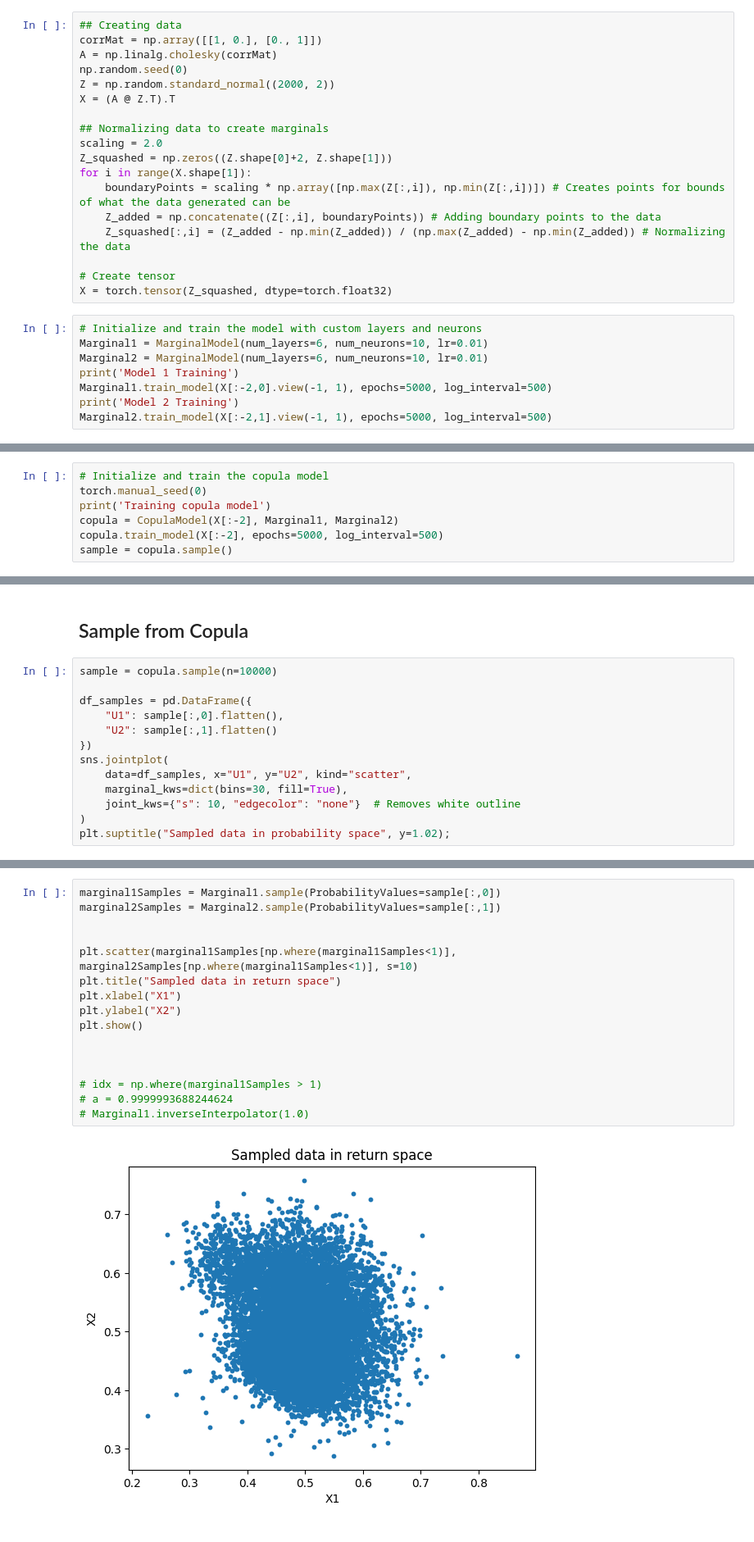
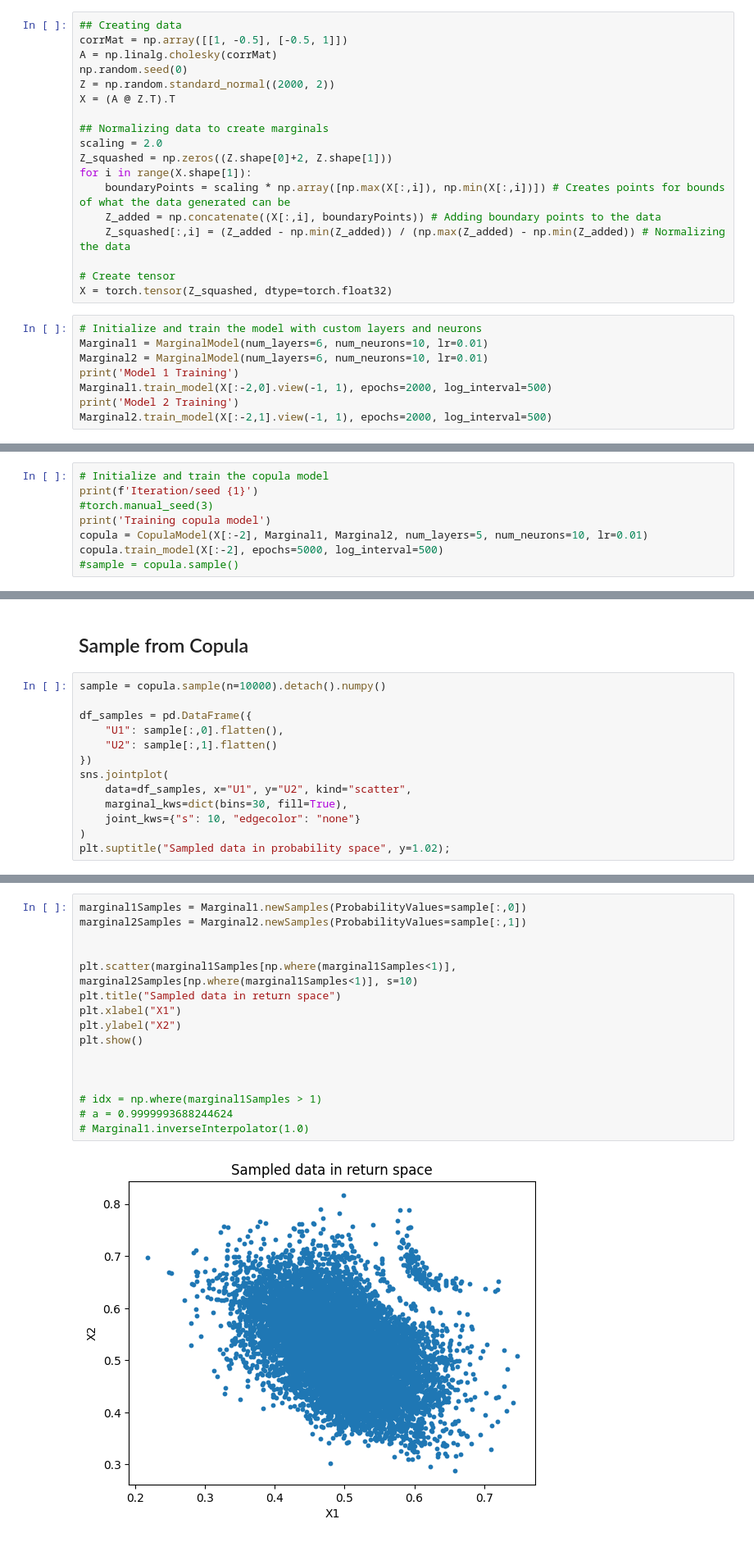
Before and after one commit to JohanHerbert/ThesisWork, a Jupyter notebook: FullNC.ipynb, the cells around one changed output, grey strips where cells are left out. Shown at 82% size. Cells and saved outputs as stored; diff of their text form.

```diff
--- a/FullNC.ipynb
+++ b/FullNC.ipynb
@@ -395,7 +1146,7 @@ class CopulaModel(nn.Module):
 # Generate Data and scale it right
 # %%
 ## Creating data
-corrMat = np.array([[1, 0.], [0., 1]])
+corrMat = np.array([[1, -0.5], [-0.5, 1]])
 A = np.linalg.cholesky(corrMat)
 np.random.seed(0)
 Z = np.random.standard_normal((2000, 2))
@@ -405,8 +1156,8 @@ X = (A @ Z.T).T
 scaling = 2.0
 Z_squashed = np.zeros((Z.shape[0]+2, Z.shape[1]))
 for i in range(X.shape[1]):
-    boundaryPoints = scaling * np.array([np.max(Z[:,i]), np.min(Z[:,i])]) # Creates points for bounds of what the data generated can be
-    Z_added = np.concatenate((Z[:,i], boundaryPoints)) # Adding boundary points to the data
+    boundaryPoints = scaling * np.array([np.max(X[:,i]), np.min(X[:,i])]) # Creates points for bounds of what the data generated can be
+    Z_added = np.concatenate((X[:,i], boundaryPoints)) # Adding boundary points to the data
     Z_squashed[:,i] = (Z_added - np.min(Z_added)) / (np.max(Z_added) - np.min(Z_added)) # Normalizing the data
 
 # Create tensor
@@ -416,8 +1167,8 @@ X = torch.tensor(Z_squashed, dtype=torch.float32)
 Marginal1 = MarginalModel(num_layers=6, num_neurons=10, lr=0.01)
 Marginal2 = MarginalModel(num_layers=6, num_neurons=10, lr=0.01)
 print('Model 1 Training')
-Marginal1.train_model(X[:-2,0].view(-1, 1), epochs=5000, log_interval=500)
+Marginal1.train_model(X[:-2,0].view(-1, 1), epochs=2000, log_interval=500)
 print('Model 2 Training')
-Marginal2.train_model(X[:-2,1].view(-1, 1), epochs=5000, log_interval=500)
+Marginal2.train_model(X[:-2,1].view(-1, 1), epochs=2000, log_interval=500)
 # %% [output]
 Model 1 Training
@@ -528,8 +1270,9 @@ Model not inverted. Inverting model...
 # %%
 # Initialize and train the copula model
-torch.manual_seed(0)
+print(f'Iteration/seed {1}')
+#torch.manual_seed(3)
 print('Training copula model')
-copula = CopulaModel(X[:-2], Marginal1, Marginal2)
+copula = CopulaModel(X[:-2], Marginal1, Marginal2, num_layers=5, num_neurons=10, lr=0.01)
 copula.train_model(X[:-2], epochs=5000, log_interval=500)
-sample = copula.sample()
+#sample = copula.sample()
 # %% [output]
@@ -645,7 +1657,7 @@ plt.plot(x_values, y_outputs)
 # %% [markdown]
 ## Sample from Copula
 # %%
-sample = copula.sample(n=10000)
+sample = copula.sample(n=10000).detach().numpy()
 
 df_samples = pd.DataFrame({
     "U1": sample[:,0].flatten(),
@@ -654,7 +1666,7 @@ df_samples = pd.DataFrame({
 sns.jointplot(
     data=df_samples, x="U1", y="U2", kind="scatter",
     marginal_kws=dict(bins=30, fill=True),
-    joint_kws={"s": 10, "edgecolor": "none"}  # Removes white outline
+    joint_kws={"s": 10, "edgecolor": "none"}
 )
 plt.suptitle("Sampled data in probability space", y=1.02);
 # %% [output]
@@ -662,21 +1682,21 @@ plt.suptitle("Sampled data in probability space", y=1.02);
 # %%
-marginal1Samples = Marginal1.sample(ProbabilityValues=sample[:,0])
-marginal2Samples = Marginal2.sample(ProbabilityValues=sample[:,1])
+marginal1Samples = Marginal1.newSamples(ProbabilityValues=sample[:,0])
+marginal2Samples = Marginal2.newSamples(ProbabilityValues=sample[:,1])
 
 
 plt.scatter(marginal1Samples[np.where(marginal1Samples<1)], marginal2Samples[np.where(marginal1Samples<1)], s=10)
 plt.title("Sampled data in return space")
 plt.xlabel("X1")
 plt.ylabel("X2")
 plt.show()
 
 
 
 # idx = np.where(marginal1Samples > 1)
 # a = 0.9999993688244624
 # Marginal1.inverseInterpolator(1.0)
 # %% [output]
-[figure, old version]
+[figure, new version]
 # %% [markdown]
 # Combined Neural Copula Class
 # %%
```
Also changed, not shown: parts of 34 cells of this notebook, 18 other files.
